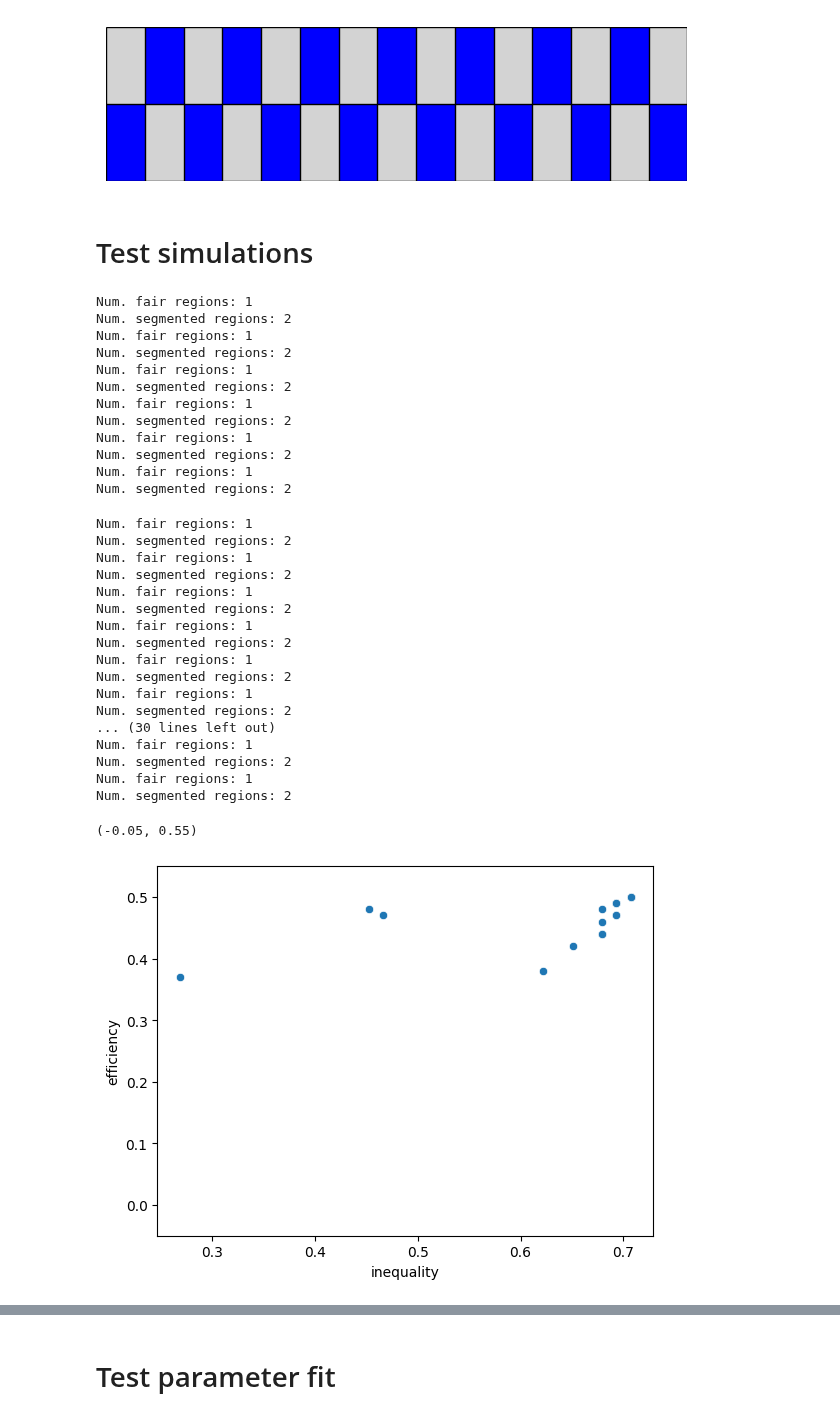
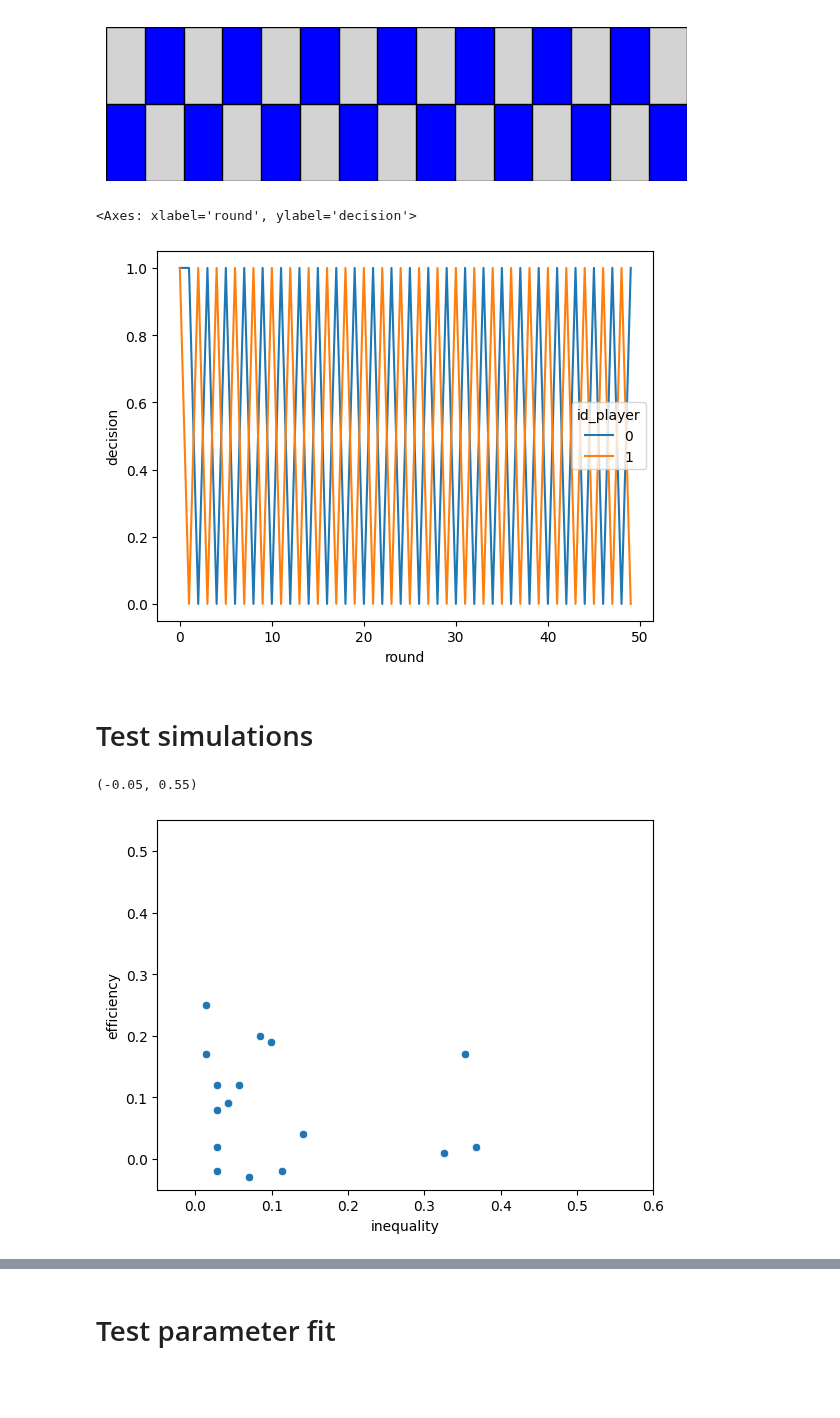
Before and after one commit to EAndrade-Lotero/Cognitive_Models_El_Farol_Bar_Problem, a Jupyter notebook: Notebooks/test_FRA.ipynb, the cells around one changed output, grey strips where cells are left out. Drawn from its saved outputs; the diff is of its cells as text; code cells hidden in the pictures; blank space fills up the shorter version.

Commit message:
add Figures & fix to FRA

```diff
--- a/Notebooks/test_FRA.ipynb
+++ b/Notebooks/test_FRA.ipynb
@@ -153,6 +181,15 @@ bar.render()
 # %% [output]
 <Axes: >
 [figure]
+# %%
+df = episode.simulate()
+sns.lineplot(
+    x='round', y='decision', hue='id_player',
+    data=df
+)
+# %% [output]
+<Axes: xlabel='round', ylabel='decision'>
+[figure, added]
 # %% [markdown]
 # Test simulations
 # %%
@@ -166,11 +203,11 @@ fixed_parameters = {
 }
 free_parameters = {
     'inverse_temperature': 6,
-    'learning_rate': 0.16,
-    'bias': 0.78,
-    'len_history': 2,
-    'c': 0.9,
-    'delta': 1
+    'bias': 0.75,
+    'learning_rate': 0.2,
+    'len_history': 1,
+    'c': 0.7,
+    'delta': 0.02
 }
 simulation_parameters = {
 	'num_rounds': 50,
@@ -180,48 +217,20 @@ simulation_parameters = {
 # %%
 df = Performer.sim(
     agent_class=Titan,
     fixed_parameters=fixed_parameters,
     free_parameters=free_parameters,
     simulation_parameters=simulation_parameters
 )
 gm = GetMeasurements(
     data=df, measures=['efficiency', 'inequality']
 )
 data = gm.get_measurements()
 ax = sns.scatterplot(
     x='inequality', y='efficiency',
     data=data
 )
+ax.set_xlim([-0.05, 0.6])
 ax.set_ylim([-0.05, .55])
 # %% [output]
-Num. fair regions: 1
-Num. segmented regions: 2
-Num. fair regions: 1
-Num. segmented regions: 2
-Num. fair regions: 1
-Num. segmented regions: 2
-Num. fair regions: 1
-Num. segmented regions: 2
-Num. fair regions: 1
-Num. segmented regions: 2
-Num. fair regions: 1
-Num. segmented regions: 2
+(-0.05, 0.55)
-Num. fair regions: 1
-Num. segmented regions: 2
-Num. fair regions: 1
-Num. segmented regions: 2
-Num. fair regions: 1
-Num. segmented regions: 2
-Num. fair regions: 1
-Num. segmented regions: 2
-Num. fair regions: 1
-Num. segmented regions: 2
-Num. fair regions: 1
-Num. segmented regions: 2
-... (30 lines left out)
-Num. fair regions: 1
-Num. segmented regions: 2
-Num. fair regions: 1
-Num. segmented regions: 2
-(-0.05, 0.55)
-[figure, old version]
+[figure, new version]
```
Also changed, not shown: parts of 11 cells of this notebook, 13 other files.
